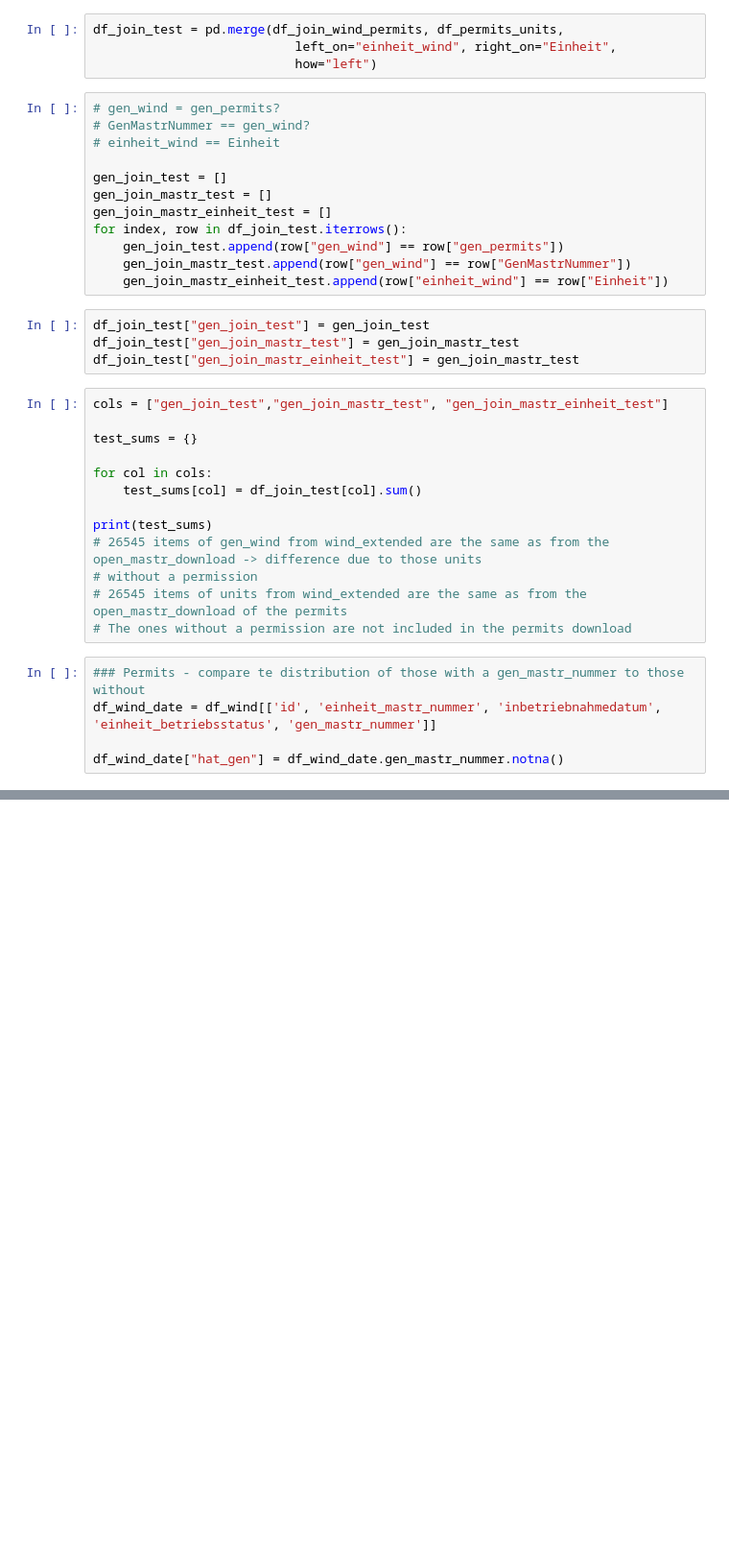
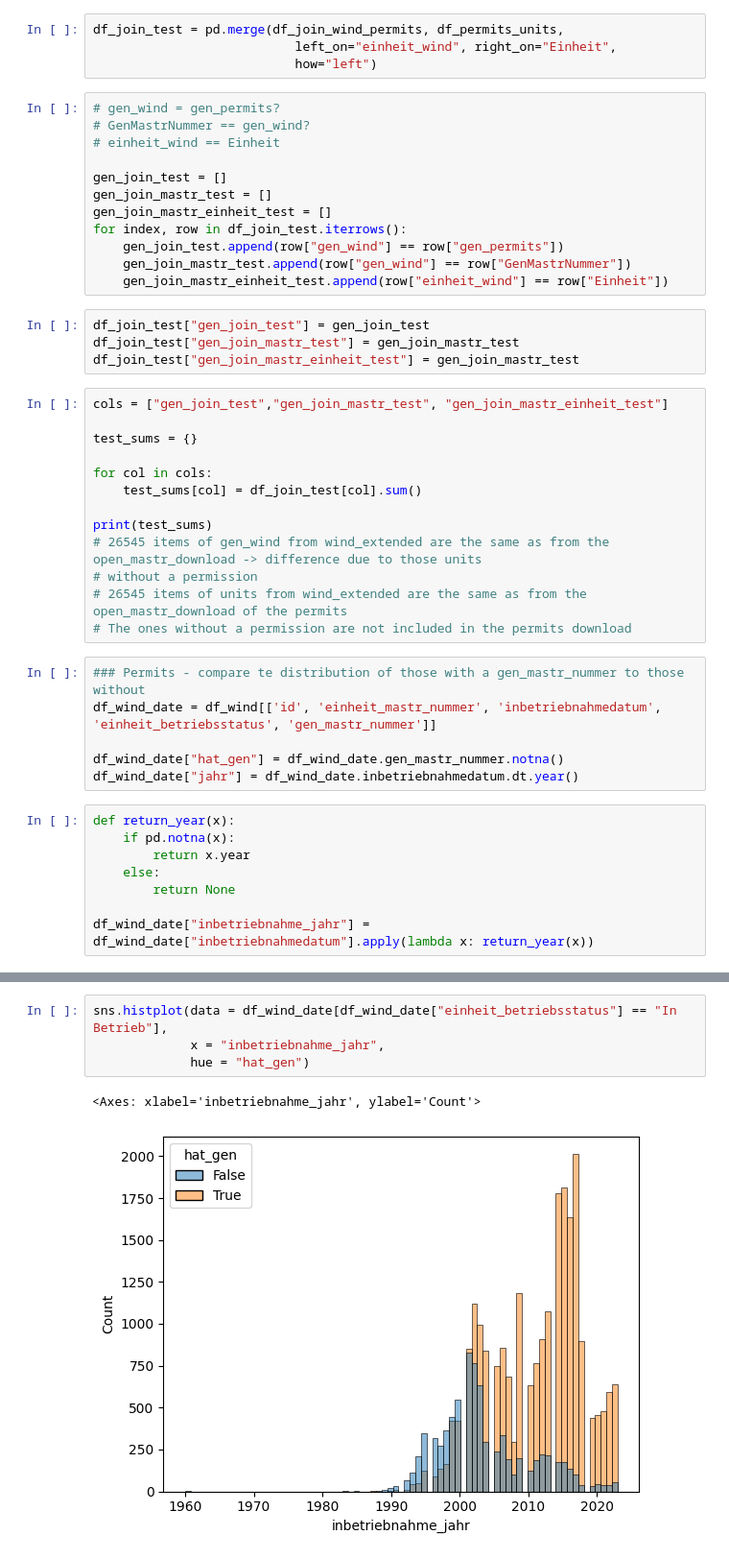
Before and after one commit to Gunnar-Oeh/goal100_wind_case, a Jupyter notebook: notebooks/02_extract_permits.ipynb, the cells around one changed output, grey strips where cells are left out. Shown at 96% size. Cells and saved outputs as stored; diff of their text form; blank space fills up the shorter version.

```diff
--- a/notebooks/02_extract_permits.ipynb
+++ b/notebooks/02_extract_permits.ipynb
@@ -395,3 +395,12 @@ print(test_sums)
 df_wind_date = df_wind[['id', 'einheit_mastr_nummer', 'inbetriebnahmedatum', 'einheit_betriebsstatus', 'gen_mastr_nummer']]
 
 df_wind_date["hat_gen"] = df_wind_date.gen_mastr_nummer.notna()
+df_wind_date["jahr"] = df_wind_date.inbetriebnahmedatum.dt.year()
+# %%
+def return_year(x):
+    if pd.notna(x):
+        return x.year
+    else:
+        return None
+
+df_wind_date["inbetriebnahme_jahr"] = df_wind_date["inbetriebnahmedatum"].apply(lambda x: return_year(x))
@@ -397,0 +413,7 @@ df_wind_date["hat_gen"] = df_wind_date.gen_mastr_nummer.notna()
+# %%
+sns.histplot(data = df_wind_date[df_wind_date["einheit_betriebsstatus"] == "In Betrieb"],
+             x = "inbetriebnahme_jahr",
+             hue = "hat_gen")
+# %% [output]
+<Axes: xlabel='inbetriebnahme_jahr', ylabel='Count'>
+[figure, added]
```
Also changed, not shown: parts of 1 cell of this notebook.
